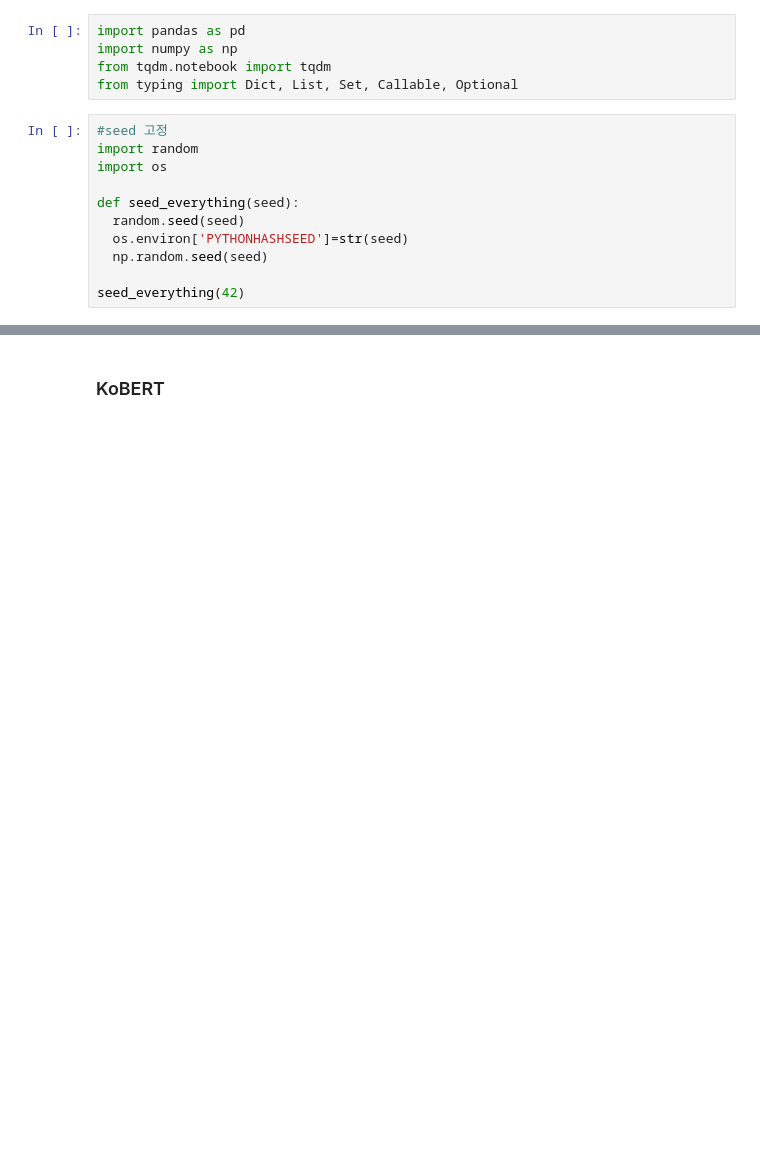
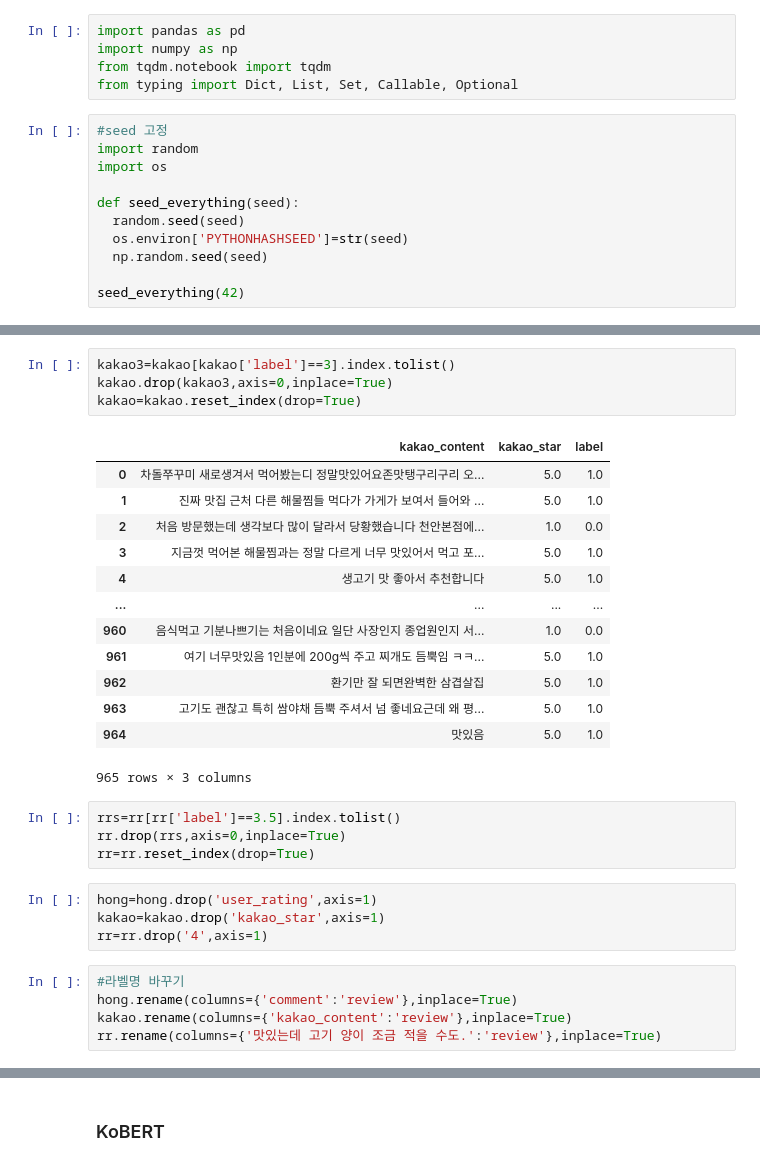
Before and after one commit to TEAM-SMooD/KoBERT_review_sentiment_analysis, a Jupyter notebook: KoBERT.ipynb, the cells around one changed output, grey strips where cells are left out. Cells and saved outputs as stored; diff of their text form; blank space fills up the shorter version.

```diff
--- a/KoBERT.ipynb
+++ b/KoBERT.ipynb
@@ -17 +151,32 @@ seed_everything(42)
+# %%
+kakao3=kakao[kakao['label']==3].index.tolist()
+kakao.drop(kakao3,axis=0,inplace=True)
+kakao=kakao.reset_index(drop=True)
+# %% [output]
+|  | kakao_content | kakao_star | label |
+| 0 | 차돌쭈꾸미 새로생겨서 먹어봤는디 정말맛있어요존맛탱구리구리 오... | 5.0 | 1.0 |
+| 1 | 진짜 맛집 근처 다른 해물찜들 먹다가 가게가 보여서 들어와 ... | 5.0 | 1.0 |
+| 2 | 처음 방문했는데 생각보다 많이 달라서 당황했습니다 천안본점에... | 1.0 | 0.0 |
+| 3 | 지금껏 먹어본 해물찜과는 정말 다르게 너무 맛있어서 먹고 포... | 5.0 | 1.0 |
+| 4 | 생고기 맛 좋아서 추천합니다 | 5.0 | 1.0 |
+| ... | ... | ... | ... |
+| 960 | 음식먹고 기분나쁘기는 처음이네요 일단 사장인지 종업원인지 서... | 1.0 | 0.0 |
+| 961 | 여기 너무맛있음 1인분에 200g씩 주고 찌개도 듬뿍임 ㅋㅋ... | 5.0 | 1.0 |
+| 962 | 환기만 잘 되면완벽한 삼겹살집 | 5.0 | 1.0 |
+| 963 | 고기도 괜찮고 특히 쌈야채 듬뿍 주셔서 넘 좋네요근데 왜 평... | 5.0 | 1.0 |
+| 964 | 맛있음 | 5.0 | 1.0 |
+965 rows × 3 columns
+# %%
+rrs=rr[rr['label']==3.5].index.tolist()
+rr.drop(rrs,axis=0,inplace=True)
+rr=rr.reset_index(drop=True)
+# %%
+hong=hong.drop('user_rating',axis=1)
+kakao=kakao.drop('kakao_star',axis=1)
+rr=rr.drop('4',axis=1)
+# %%
+#라벨명 바꾸기
+hong.rename(columns={'comment':'review'},inplace=True)
+kakao.rename(columns={'kakao_content':'review'},inplace=True)
+rr.rename(columns={'맛있는데 고기 양이 조금 적을 수도.':'review'},inplace=True)
 # %%
```
Also changed, not shown: parts of 62 cells of this notebook.
